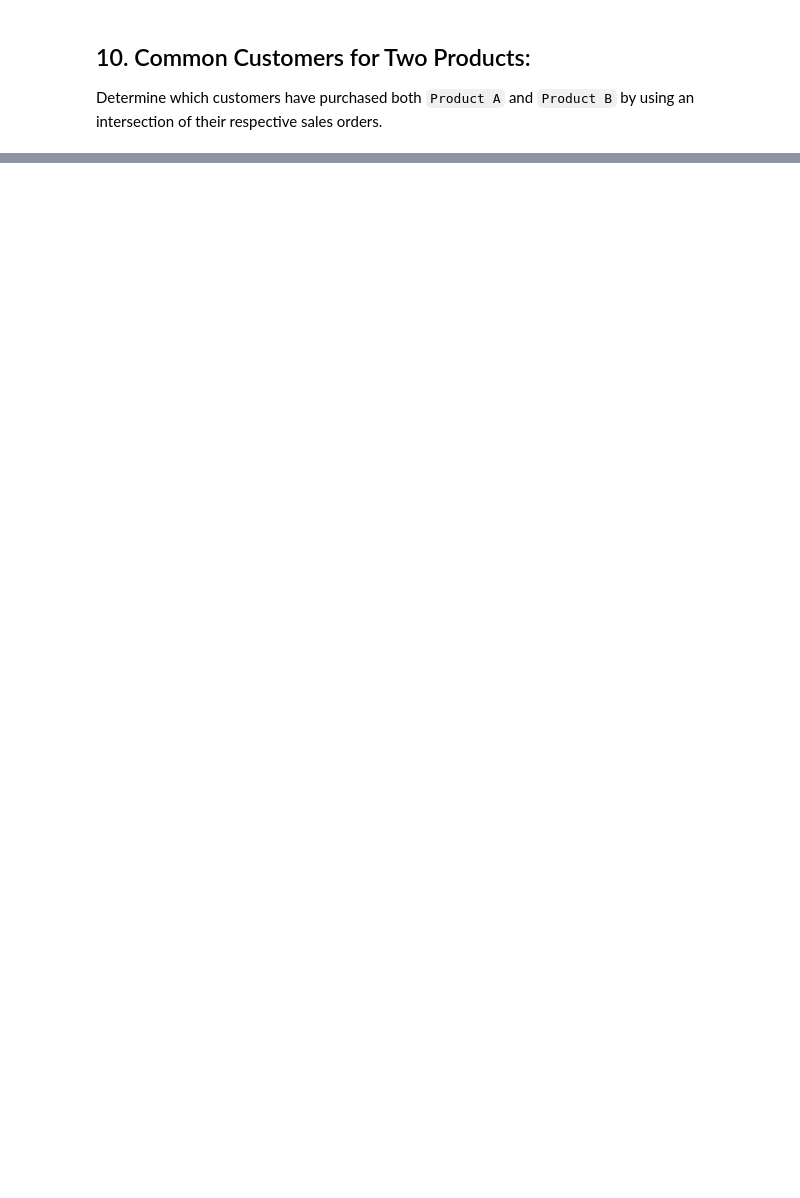
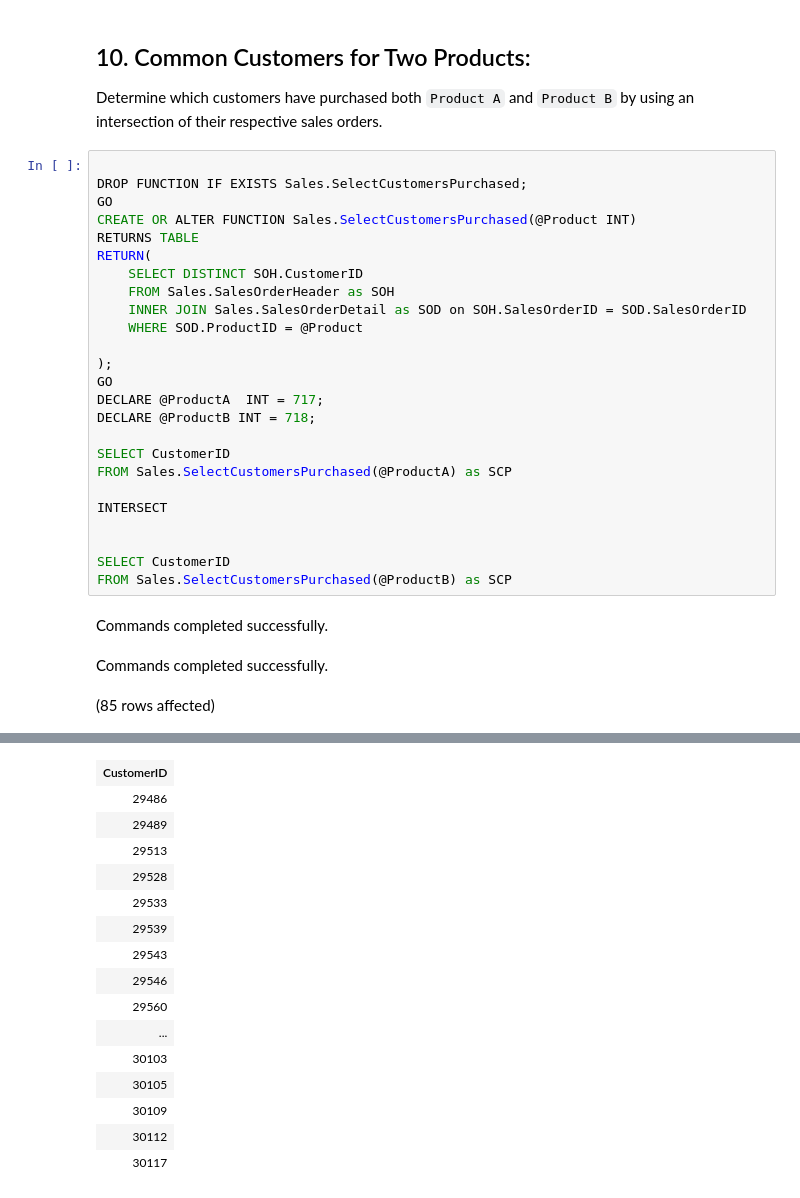
Before and after one commit to ArnanK/CSCI381-Assignments, a Jupyter notebook: PHW3S/Individual_Group1_PHW#3S_ArnanKhan.ipynb, the cells around one changed output, grey strips where cells are left out. Drawn from its saved outputs; the diff is of its cells as text; blank space fills up the shorter version.

```diff
--- a/PHW3S/Individual_Group1_PHW#3S_ArnanKhan.ipynb
+++ b/PHW3S/Individual_Group1_PHW#3S_ArnanKhan.ipynb
@@ -175,3 +244,32 @@ Find customers who have placed orders online but not in a physical store by comp
 # %% [markdown]
 ## 10. Common Customers for Two Products:
 Determine which customers have purchased both `Product A` and `Product B` by using an intersection of their respective sales orders.
+# %%
+
+DROP FUNCTION IF EXISTS Sales.SelectCustomersPurchased;
+GO
+CREATE OR ALTER FUNCTION Sales.SelectCustomersPurchased(@Product INT)
+RETURNS TABLE
+RETURN(
+    SELECT DISTINCT SOH.CustomerID
+    FROM Sales.SalesOrderHeader as SOH
+    INNER JOIN Sales.SalesOrderDetail as SOD on SOH.SalesOrderID = SOD.SalesOrderID
+    WHERE SOD.ProductID = @Product
+
+);
+GO
+DECLARE @ProductA  INT = 717;
+DECLARE @ProductB INT = 718;
+
+SELECT CustomerID
+FROM Sales.SelectCustomersPurchased(@ProductA) as SCP
+
+INTERSECT
+
+
+SELECT CustomerID
+FROM Sales.SelectCustomersPurchased(@ProductB) as SCP
+# %% [output]
+Commands completed successfully.
+Commands completed successfully.
+(85 rows affected)
@@ -177,0 +277,16 @@ Determine which customers have purchased both `Product A` and `Product B` by usi
+| CustomerID |
+| 29486 |
+| 29489 |
+| 29513 |
+| 29528 |
+| 29533 |
+| 29539 |
+| 29543 |
+| 29546 |
+| 29560 |
+| ... |
+| 30103 |
+| 30105 |
+| 30109 |
+| 30112 |
+| 30117 |
```
Also changed, not shown: parts of 8 cells of this notebook, 1 other file.
